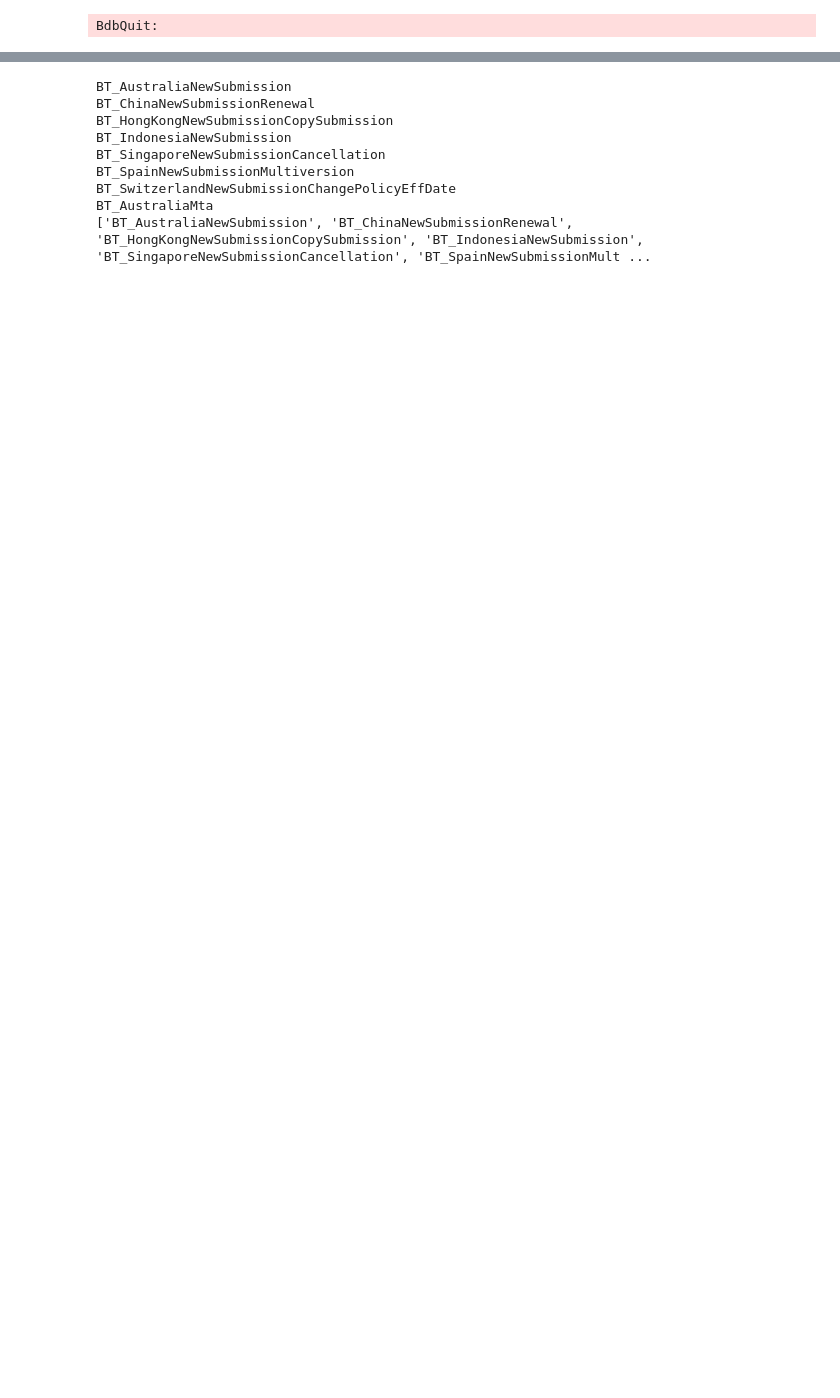
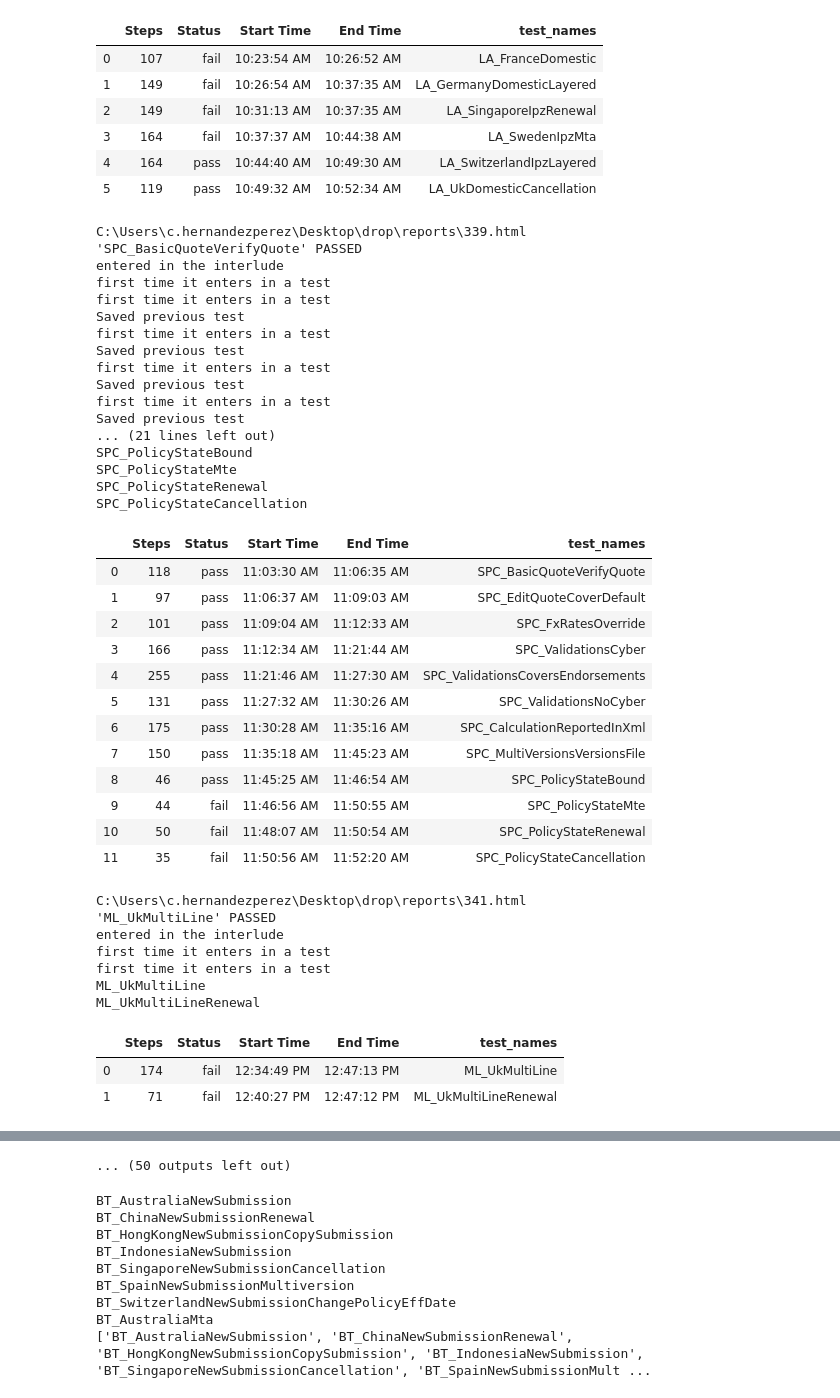
Before and after one commit to CarlosHernandezP/html_data_extractor, a Jupyter notebook: One for all html extractor.ipynb, the cells around one changed output, grey strips where cells are left out. Drawn from its saved outputs; the diff is of its cells as text; code cells hidden in the pictures; blank space fills up the shorter version.

Commit message:
Working html info extractor
Not included the old reports because they were too different.

```diff
--- a/One for all html extractor.ipynb
+++ b/One for all html extractor.ipynb
@@ -64,13 +64,15 @@ def extract_info(df_path):
     in_test = False
 
 
-    import pdb;pdb.set_trace()
     for i in range(len(df)-1):
         #Starting a test case
      #   import pdb;pdb.set_trace()
         # This if statement is the weakest part, should modify for multi work-flows
+      #  import pdb;pdb.set_trace()
 
+        # It's <=2 because some reports had only 1
         if len(df[i])==2 and df[i]['Timestamp'].iloc[0]==df[i]['Timestamp'].iloc[-1] and in_test==False:
+            print('entered in the interlude')
             #import pdb; pdb.set_trace()
             pass
         else:
@@ -81,6 +83,7 @@ def extract_info(df_path):
                  # If we are on one work-flow this will make sure to save the previous test case
                 # before getting on the next one
                 if in_test:
+                    print('Saved previous test')
                     #import pdb;pdb.set_trace()
                     status = 'pass'
                     #import pdb; pdb.set_trace()
@@ -94,6 +97,7 @@ def extract_info(df_path):
               #  import pdb;pdb.set_trace()
                 # If we have a fail on the first mayor step, it will stop here and save the test in the list
                 if ('cancel' or 'warning') in df[i]['Status'].tolist():
+                    print('first time it enters but itis a fail')
                     # Values of the test
                     steps = df[i].Status.value_counts()['info_outline']
                     start_time = df[i]['Timestamp'].iloc[0]
@@ -128,7 +132,7 @@ def extract_info(df_path):
 
             #We will enter here if there is continuation on a text or if the test was fatal
             else:
-                if df[i].Status.value_counts().sum()==1 and ('redo' in df[i]['Status'].tolist() or 'cancel' or 'warning' in df[i]['Status'].tolist()):
+                if df[i].Status.value_counts().sum()==1 and ('redo' in df[i]['Status'].tolist() or 'cancel' in df[i]['Status'].tolist()):
                    # import pdb;pdb.set_trace()
 
                     if in_test:
@@ -141,7 +145,7 @@ def extract_info(df_path):
 
 
                     # In this case we do not need the "tolist()" method
-                    if ('cancel' or 'warning') in df[i].Status.value_counts():
+                    if 'cancel' in df[i].Status.value_counts():
                         status = 'fatal'
                     else:
                         status = 'skip'
@@ -155,7 +159,7 @@ def extract_info(df_path):
                     dict_test = {}
                 else:
                     # Continuing the test case but it is a failed test
-                    if ('cancel' or 'warning') in df[i]['Status'].tolist():
+                    if 'cancel' in df[i]['Status'].tolist():
                         #print('seems to be working')
                       #  import pdb;pdb.set_trace()
                         try:
@@ -225,7 +229,7 @@ dirs = os.listdir(data_path)
 # Open all the excel files and concatenate the data into a single variable
 df = pd.DataFrame()
 for name in dirs:
-    extracted = extract_info(data_path+'PRSA_Ireland-Pensions-sit_2019-01-29 12-54.html')
+    extracted = extract_info(data_path+name)
     display(extracted)
 
     df = pd.concat([df, extracted], axis=0)
@@ -242 +257,47 @@ C:\Users\c.hernandezperez\Desktop\drop\reports\PRSA_Ireland-Pensions-sit_2019-01
+|  | Steps | Status | Start Time | End Time | test_names |
+| 0 | 107 | fail | 10:23:54 AM | 10:26:52 AM | LA_FranceDomestic |
+| 1 | 149 | fail | 10:26:54 AM | 10:37:35 AM | LA_GermanyDomesticLayered |
+| 2 | 149 | fail | 10:31:13 AM | 10:37:35 AM | LA_SingaporeIpzRenewal |
+| 3 | 164 | fail | 10:37:37 AM | 10:44:38 AM | LA_SwedenIpzMta |
+| 4 | 164 | pass | 10:44:40 AM | 10:49:30 AM | LA_SwitzerlandIpzLayered |
+| 5 | 119 | pass | 10:49:32 AM | 10:52:34 AM | LA_UkDomesticCancellation |
-BdbQuit:
+C:\Users\c.hernandezperez\Desktop\drop\reports\339.html
+'SPC_BasicQuoteVerifyQuote' PASSED
+entered in the interlude
+first time it enters in a test
+first time it enters in a test
+Saved previous test
+first time it enters in a test
+Saved previous test
+first time it enters in a test
+Saved previous test
+first time it enters in a test
+Saved previous test
+... (21 lines left out)
+SPC_PolicyStateBound
+SPC_PolicyStateMte
+SPC_PolicyStateRenewal
+SPC_PolicyStateCancellation
+|  | Steps | Status | Start Time | End Time | test_names |
+| 0 | 118 | pass | 11:03:30 AM | 11:06:35 AM | SPC_BasicQuoteVerifyQuote |
+| 1 | 97 | pass | 11:06:37 AM | 11:09:03 AM | SPC_EditQuoteCoverDefault |
+| 2 | 101 | pass | 11:09:04 AM | 11:12:33 AM | SPC_FxRatesOverride |
+| 3 | 166 | pass | 11:12:34 AM | 11:21:44 AM | SPC_ValidationsCyber |
+| 4 | 255 | pass | 11:21:46 AM | 11:27:30 AM | SPC_ValidationsCoversEndorsements |
+| 5 | 131 | pass | 11:27:32 AM | 11:30:26 AM | SPC_ValidationsNoCyber |
+| 6 | 175 | pass | 11:30:28 AM | 11:35:16 AM | SPC_CalculationReportedInXml |
+| 7 | 150 | pass | 11:35:18 AM | 11:45:23 AM | SPC_MultiVersionsVersionsFile |
+| 8 | 46 | pass | 11:45:25 AM | 11:46:54 AM | SPC_PolicyStateBound |
+| 9 | 44 | fail | 11:46:56 AM | 11:50:55 AM | SPC_PolicyStateMte |
+| 10 | 50 | fail | 11:48:07 AM | 11:50:54 AM | SPC_PolicyStateRenewal |
+| 11 | 35 | fail | 11:50:56 AM | 11:52:20 AM | SPC_PolicyStateCancellation |
+C:\Users\c.hernandezperez\Desktop\drop\reports\341.html
+'ML_UkMultiLine' PASSED
+entered in the interlude
+first time it enters in a test
+first time it enters in a test
+ML_UkMultiLine
+ML_UkMultiLineRenewal
+|  | Steps | Status | Start Time | End Time | test_names |
+| 0 | 174 | fail | 12:34:49 PM | 12:47:13 PM | ML_UkMultiLine |
+| 1 | 71 | fail | 12:40:27 PM | 12:47:12 PM | ML_UkMultiLineRenewal |
@@ -243,3 +367,4 @@ BdbQuit:
+... (50 outputs left out)
 # %%
 from bs4 import BeautifulSoup
 soup = BeautifulSoup(open('C:\\Users\\c.hernandezperez\\Desktop\\drop\\reports\\342.html'), "html.parser")
```
Also changed, not shown: parts of 1 cell of this notebook.
